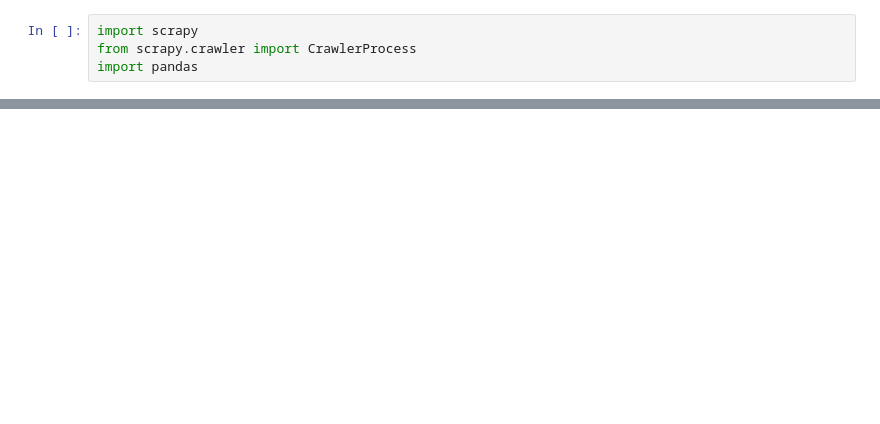
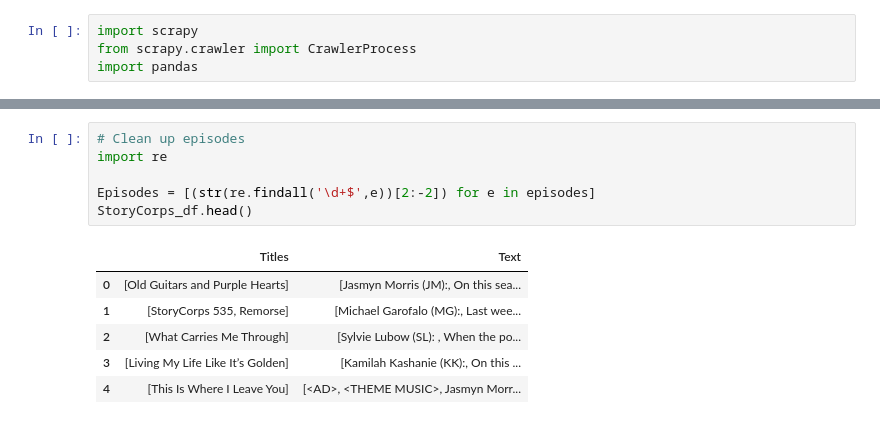
Before and after one commit to Data-Science-for-Linguists-2021/Linguistic-Styles-of-Podcasts, a Jupyter notebook: spiders/storycorps.ipynb, the cells around one changed output, grey strips where cells are left out. Cells and saved outputs as stored; diff of their text form; blank space fills up the shorter version.

```diff
--- a/spiders/storycorps.ipynb
+++ b/spiders/storycorps.ipynb
@@ -80,0 +221,13 @@ StoryCorps_df
+# %%
+# Clean up episodes
+import re
+
+Episodes = [(str(re.findall('\d+$',e))[2:-2]) for e in episodes]
+StoryCorps_df.head()
+# %% [output]
+|  | Titles | Text |
+| 0 | [Old Guitars and Purple Hearts] | [Jasmyn Morris (JM):, On this sea... |
+| 1 | [StoryCorps 535, Remorse] | [Michael Garofalo (MG):, Last wee... |
+| 2 | [What Carries Me Through] | [Sylvie Lubow (SL): , When the po... |
+| 3 | [Living My Life Like It’s Golden] | [Kamilah Kashanie (KK):, On this ... |
+| 4 | [This Is Where I Leave You] | [<AD>, <THEME MUSIC>, Jasmyn Morr... |
```
Also changed, not shown: parts of 18 cells of this notebook.
